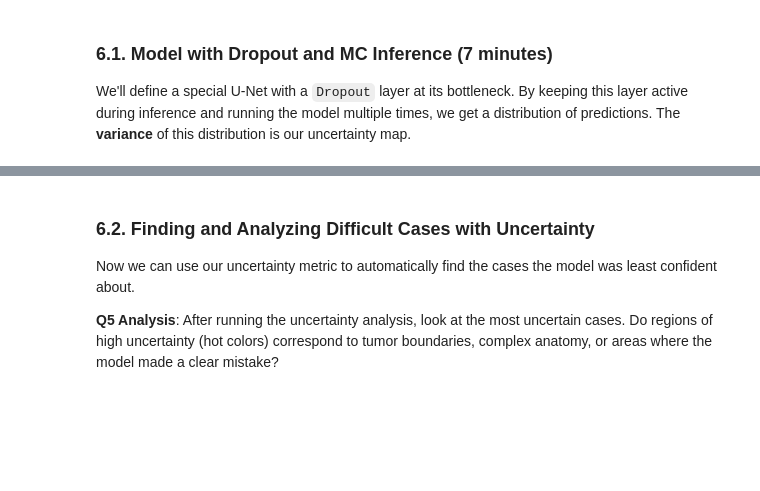
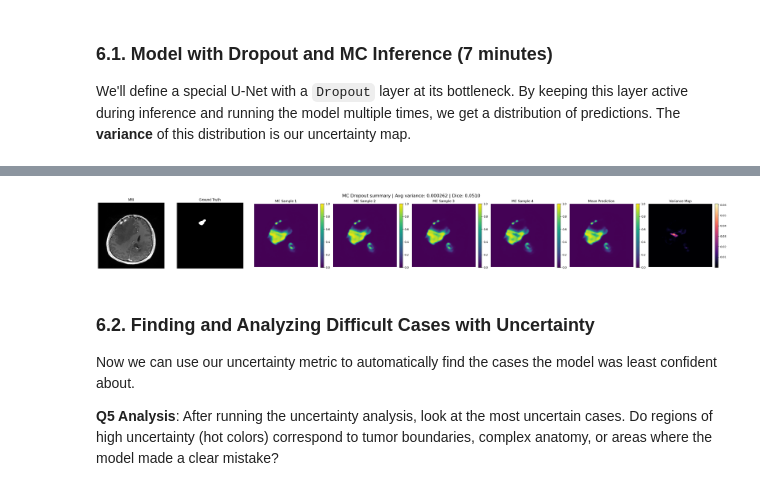
Before and after one commit to albarqounilab/AiM-BIGS, a Jupyter notebook: notebooks/day2/segmentation_solution.ipynb, the cells around one changed output, grey strips where cells are left out. Saved outputs shown, nothing was run; the diff lists cells and outputs as text; code cells hidden in the pictures; blank space fills up the shorter version.

Commit message:
updating classification notebook pca, and monte carlo segmentation

```diff
--- a/notebooks/day2/segmentation_solution.ipynb
+++ b/notebooks/day2/segmentation_solution.ipynb
@@ -1264,9 +1413,0 @@ Run the next cell to download the pre-computed features (in case of low resource
-# %%
-!hf download albarqouni/bild-dataset --repo-type dataset --include "Segmentation/mc_results.pkl" --local-dir ./
-import pickle
-
-input_path = "./Segmentation/mc_results.pkl"
-with open(input_path, 'rb') as f:
-    mc_results = pickle.load(f)
-
-print(f"mc_results loaded from {input_path}")
@@ -1273,3 +1418,14 @@ print(f"mc_results loaded from {input_path}")
+# %%
+# Visualize one of the most uncertain cases with raw MC samples
+case_to_visualize = 10  #@param {type:"integer"}
+num_mc_samples_to_show = 4  #@param {type:"integer"}
+
+plot_mc_samples_summary(
+    mc_results[case_to_visualize],
+    num_samples_to_show=num_mc_samples_to_show
+)
+# %% [output]
+[figure, added]
 # %% [markdown]
 ### 6.2. Finding and Analyzing Difficult Cases with Uncertainty
 
```
Also changed, not shown: parts of 14 cells of this notebook, 2 other files.
